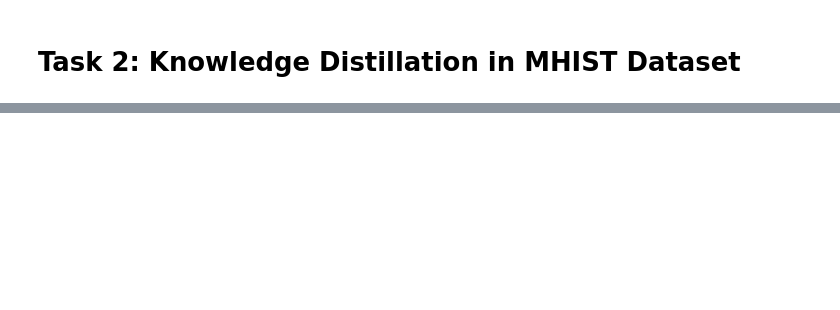
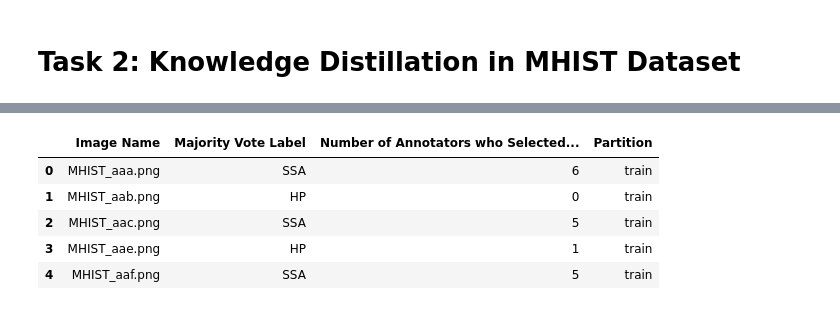
Before and after one commit to sunhuanhuan920/ECE1512_2023F_ProjectRepo_Zhenhuan_Sun, a Jupyter notebook: Project A/Task_2.ipynb, the cells around one changed output, grey strips where cells are left out. Saved outputs shown, nothing was run; the diff lists cells and outputs as text; code cells hidden in the pictures; blank space fills up the shorter version.

```diff
--- a/Project A/Task_2.ipynb
+++ b/Project A/Task_2.ipynb
@@ -18,0 +47,10 @@
+# %%
+train_annotations = annotations[annotations['Partition'] == 'train']
+train_annotations.head()
+# %% [output]
+|  | Image Name | Majority Vote Label | Number of Annotators who Selected... | Partition |
+| 0 | MHIST_aaa.png | SSA | 6 | train |
+| 1 | MHIST_aab.png | HP | 0 | train |
+| 2 | MHIST_aac.png | SSA | 5 | train |
+| 3 | MHIST_aae.png | HP | 1 | train |
+| 4 | MHIST_aaf.png | SSA | 5 | train |
```
Also changed, not shown: parts of 11 cells of this notebook.
